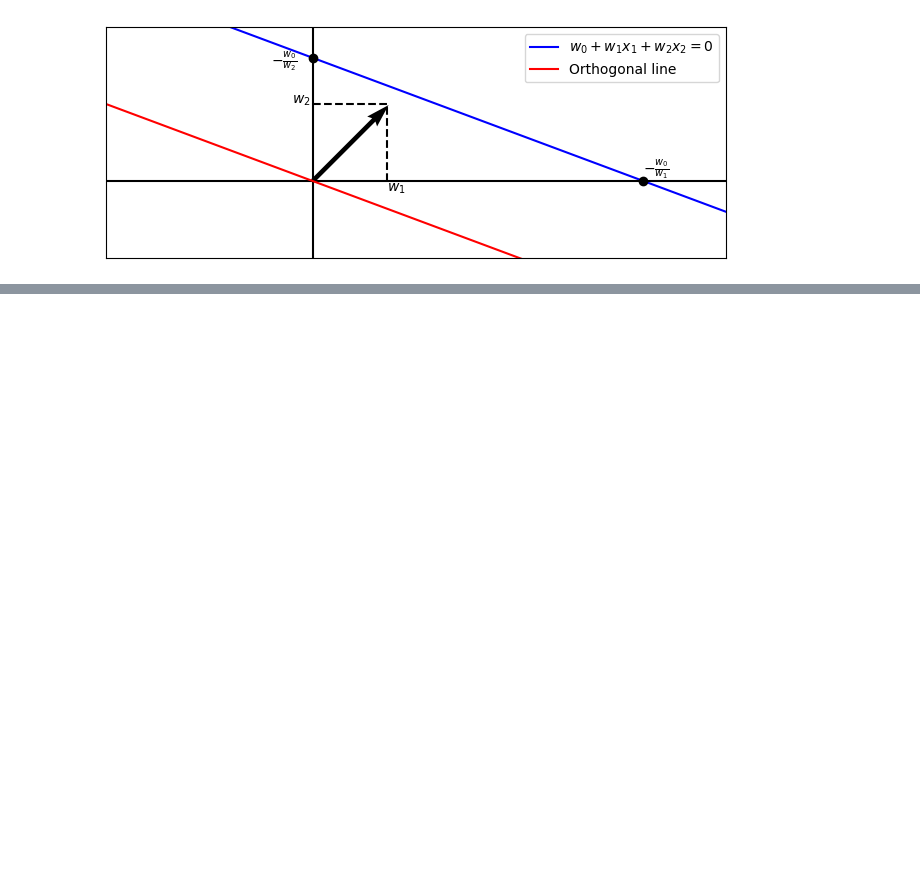
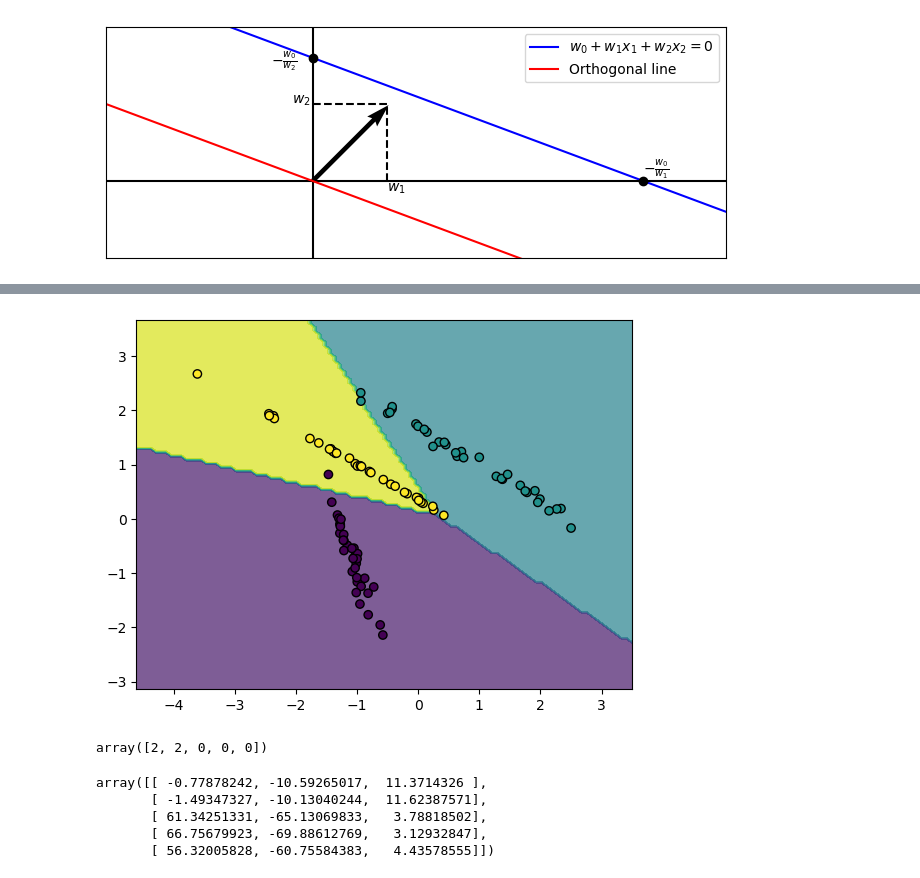
Before and after one commit to IIIL4KIII/MachineLearning, a Jupyter notebook: Theory/TheoryGraphs.ipynb, the cells around one changed output, grey strips where cells are left out. Drawn from its saved outputs; the diff is of its cells as text; code cells hidden in the pictures; blank space fills up the shorter version.

```diff
--- a/Theory/TheoryGraphs.ipynb
+++ b/Theory/TheoryGraphs.ipynb
@@ -130,0 +215,24 @@ plt.show()
+# %%
+disp = DecisionBoundaryDisplay.from_estimator(
+    clf, X, response_method='predict',
+    alpha = 0.7,
+)
+disp.ax_.scatter(X[:, 0], X[:, 1], c=y, edgecolor='k')
+plt.savefig('OnevsAll')
+plt.show()
+# %% [output]
+[figure, added]
+# %%
+clf = LogisticRegression(multi_class="multinomial",penalty=None)
+clf.fit(X,y)
+clf.predict(X[:5,:])
+# %% [output]
+array([2, 2, 0, 0, 0])
+# %%
+clf.decision_function(X[:5,:])
+# %% [output]
+array([[ -0.77878242, -10.59265017,  11.3714326 ],
+       [ -1.49347327, -10.13040244,  11.62387571],
+       [ 61.34251331, -65.13069833,   3.78818502],
+       [ 66.75679923, -69.88612769,   3.12932847],
+       [ 56.32005828, -60.75584383,   4.43578555]])
```
Also changed, not shown: parts of 9 cells of this notebook, 10 other files.
